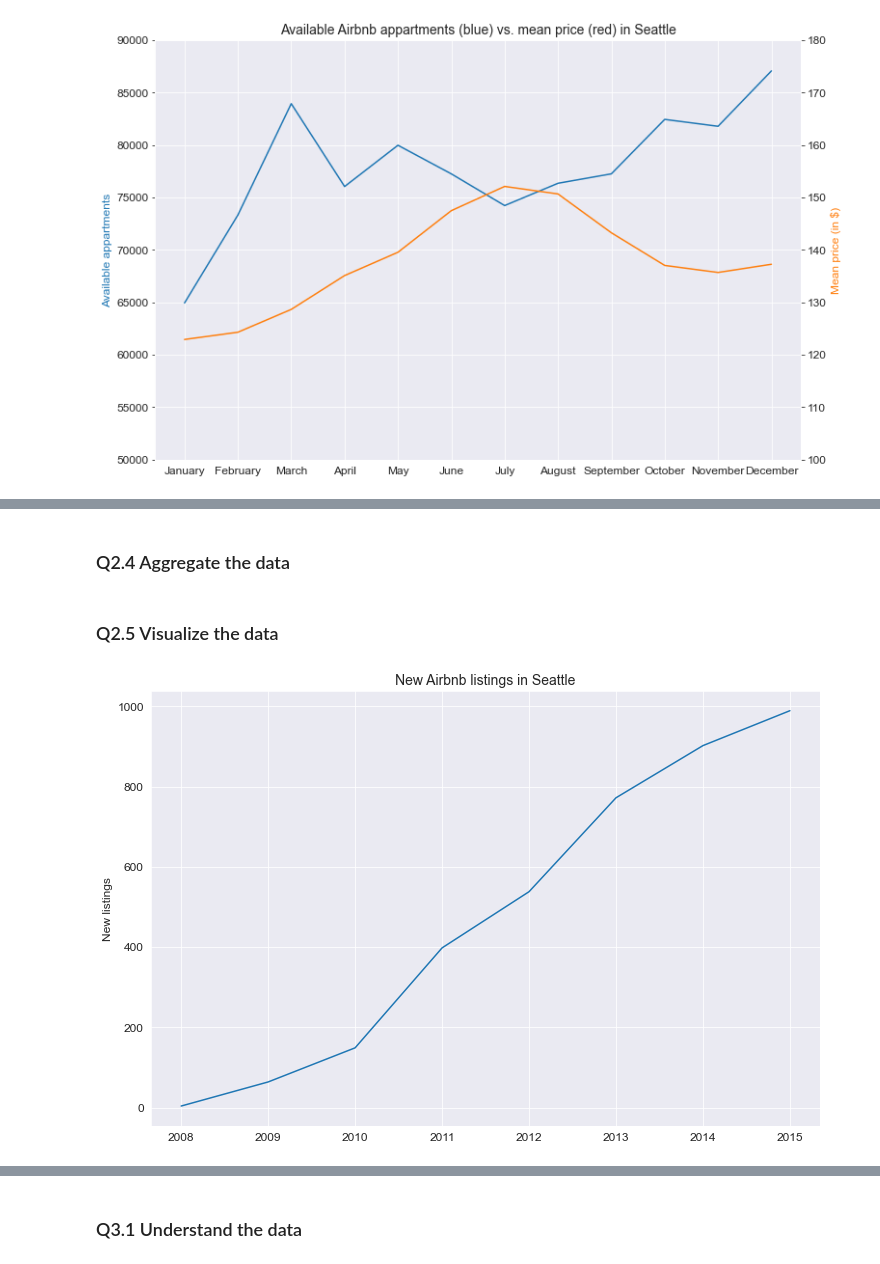
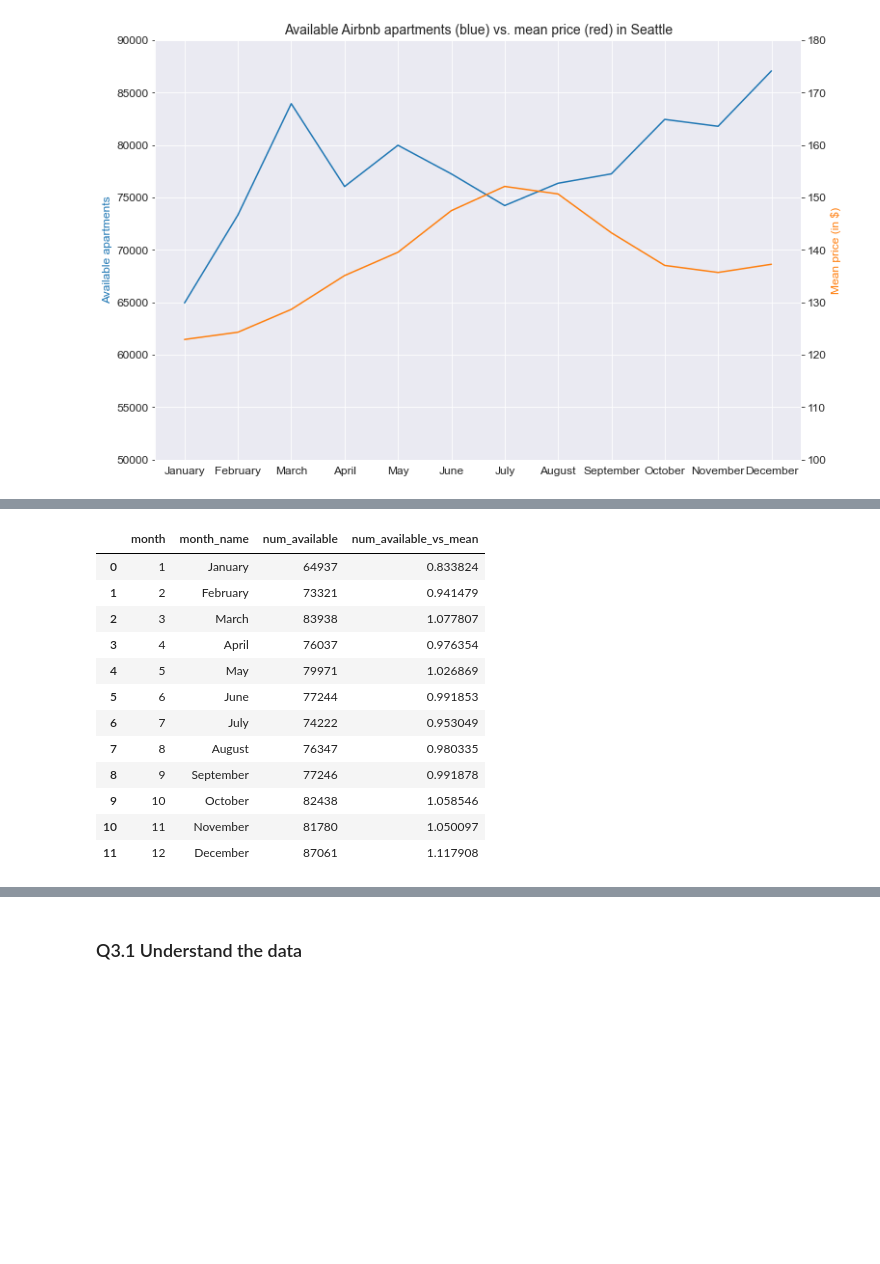
Before and after one commit to diangamichael/pythontest, a Jupyter notebook: airbnb.ipynb, the cells around one changed output, grey strips where cells are left out. Cells and saved outputs as stored; diff of their text form; code cells hidden in the pictures; blank space fills up the shorter version.

Commit message:
refined data analysis

```diff
--- a/airbnb.ipynb
+++ b/airbnb.ipynb
@@ -204,6 +272,8 @@ df_month = (
     .groupby(["month", "month_name"], as_index=False)
     .agg(num_available=("listing_id", "count"))
 )
+# %%
+df_month["num_available_vs_mean"] = df_month["num_available"] / df_month["num_available"].mean()
 # %%
 df_price = (
     df_available
@@ -273,2 +303,0 @@ df_listings["host_since"] = df_listings["host_since"].dt.isocalendar().year
-# %% [markdown]
-### Q2.4 Aggregate the data
@@ -281,10 +304,17 @@ df_new_listings = (
-# %% [markdown]
-### Q2.5 Visualize the data
-# %%
-fix, ax = plt.subplots()
-sns.lineplot(data=df_new_listings, x="host_since", y="num_listings")
-ax.set_title("New Airbnb listings in Seattle")
-ax.set_xlabel(None), ax.set_ylabel("New listings");
-# %% [output]
-[figure]
+# %%
+df_month
+# %% [output]
+|  | month | month_name | num_available | num_available_vs_mean |
+| 0 | 1 | January | 64937 | 0.833824 |
+| 1 | 2 | February | 73321 | 0.941479 |
+| 2 | 3 | March | 83938 | 1.077807 |
+| 3 | 4 | April | 76037 | 0.976354 |
+| 4 | 5 | May | 79971 | 1.026869 |
+| 5 | 6 | June | 77244 | 0.991853 |
+| 6 | 7 | July | 74222 | 0.953049 |
+| 7 | 8 | August | 76347 | 0.980335 |
+| 8 | 9 | September | 77246 | 0.991878 |
+| 9 | 10 | October | 82438 | 1.058546 |
+| 10 | 11 | November | 81780 | 1.050097 |
+| 11 | 12 | December | 87061 | 1.117908 |
 # %% [markdown]
```
Also changed, not shown: parts of 37 cells of this notebook.
